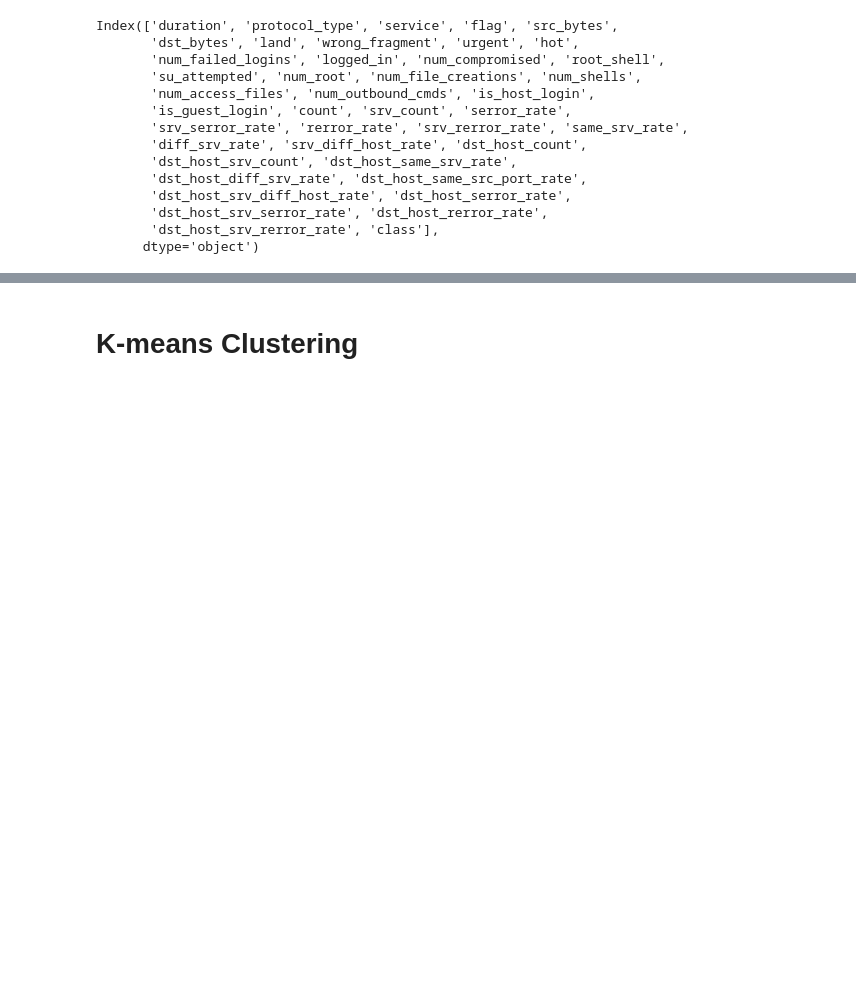
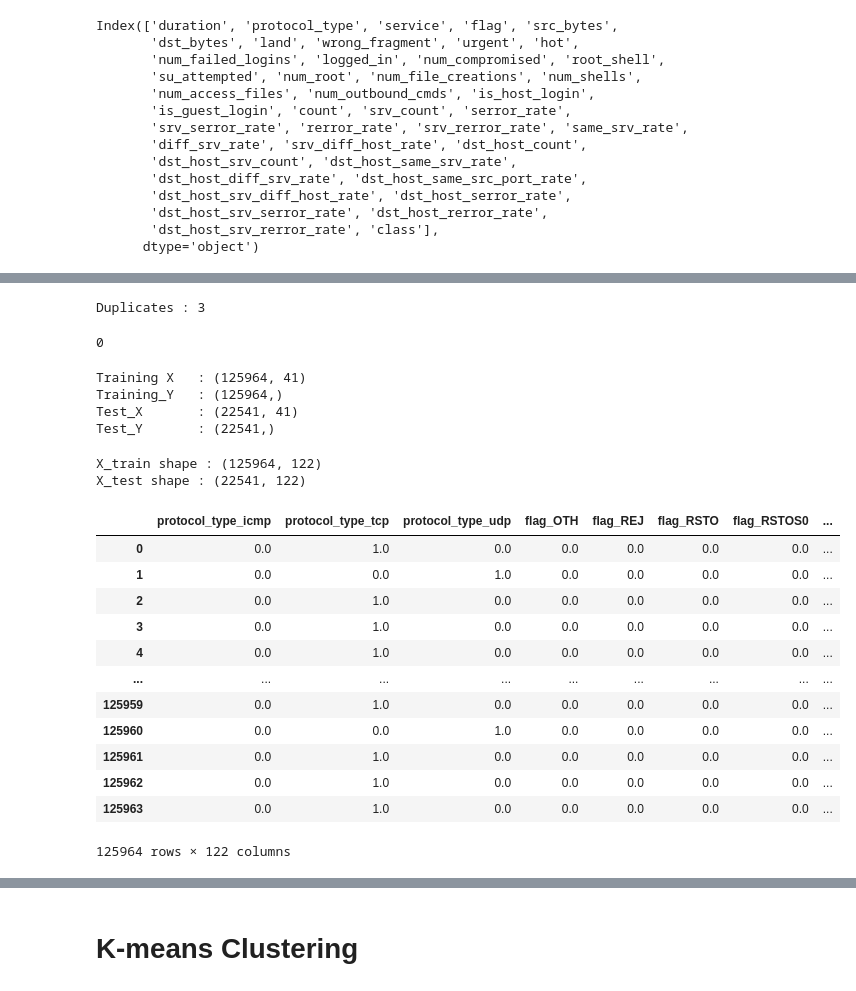
Before and after one commit to Lasitha-Jayawardana/IDS, a Jupyter notebook: K_Mean_NSL.ipynb, the cells around one changed output, grey strips where cells are left out. Cells and saved outputs as stored; diff of their text form; code cells hidden in the pictures; blank space fills up the shorter version.

```diff
--- a/K_Mean_NSL.ipynb
+++ b/K_Mean_NSL.ipynb
@@ -275,0 +204,7 @@ Test_Y       : (29578,)
+# %%
+print('Duplicates :',test_data.duplicated().sum())
+test_data.drop_duplicates(keep='first',inplace=True)
+test_data.duplicated().sum()
+# %% [output]
+Duplicates : 3
+0
@@ -276,2 +215,69 @@ Test_Y       : (29578,)
+# %%
+limit = train_data.shape[1]-1
+
+X_train = train_data.iloc[:,0:limit] # train set features
+Y_train = train_data.iloc[:,limit]
+
+
+X_test = test_data.iloc[:,0:limit] # test set features
+Y_test = test_data.iloc[:,limit]
+
+print('Training X   :',X_train.shape)
+print('Training_Y   :',Y_train.shape)
+print('Test_X       :',X_test.shape)
+print('Test_Y       :',Y_test.shape)
+# %% [output]
+Training X   : (125964, 41)
+Training_Y   : (125964,)
+Test_X       : (22541, 41)
+Test_Y       : (22541,)
+# %%
+def one_hot_encode(X_train,X_test):# Making categorical variables into numeric representation by one- hot encoding
+
+    categorical_cols = ['protocol_type','flag','service']
+
+    # Training dataset one hot encoding
+    ohe = OneHotEncoder(handle_unknown = 'ignore')
+    ohe.fit(X_train[categorical_cols])
+    array_hot_encoded1 = ohe.transform(X_train[categorical_cols]).toarray()
+
+    data_hot_encoded1 = pd.DataFrame(array_hot_encoded1, index=X_train.index,columns=ohe.get_feature_names(categorical_cols))
+    X_train = X_train.drop(columns=categorical_cols)
+    X_train = pd.concat([data_hot_encoded1,X_train], axis=1)
+
+    print('X_train shape :',X_train.shape)
+
+    # Test dataset one hot encoding
+    array_hot_encoded2 = ohe.transform(X_test[categorical_cols]).toarray()
+    data_hot_encoded2 = pd.DataFrame(array_hot_encoded2, index=X_test.index,columns=ohe.get_feature_names(categorical_cols))
+    X_test = X_test.drop(columns=categorical_cols)
+    X_test = pd.concat([data_hot_encoded2,X_test], axis=1)
+
+    print('X_test shape :',X_test.shape)
+
+    return X_train, X_test
+
+
+
+X_train, X_test = one_hot_encode(X_train,X_test)
+# %% [output]
+X_train shape : (125964, 122)
+X_test shape : (22541, 122)
+# %%
+X_train
+# %% [output]
+|  | protocol_type_icmp | protocol_type_tcp | protocol_type_udp | flag_OTH | flag_REJ | flag_RSTO | flag_RSTOS0 | ... |
+| 0 | 0.0 | 1.0 | 0.0 | 0.0 | 0.0 | 0.0 | 0.0 | ... |
+| 1 | 0.0 | 0.0 | 1.0 | 0.0 | 0.0 | 0.0 | 0.0 | ... |
+| 2 | 0.0 | 1.0 | 0.0 | 0.0 | 0.0 | 0.0 | 0.0 | ... |
+| 3 | 0.0 | 1.0 | 0.0 | 0.0 | 0.0 | 0.0 | 0.0 | ... |
+| 4 | 0.0 | 1.0 | 0.0 | 0.0 | 0.0 | 0.0 | 0.0 | ... |
+| ... | ... | ... | ... | ... | ... | ... | ... | ... |
+| 125959 | 0.0 | 1.0 | 0.0 | 0.0 | 0.0 | 0.0 | 0.0 | ... |
+| 125960 | 0.0 | 0.0 | 1.0 | 0.0 | 0.0 | 0.0 | 0.0 | ... |
+| 125961 | 0.0 | 1.0 | 0.0 | 0.0 | 0.0 | 0.0 | 0.0 | ... |
+| 125962 | 0.0 | 1.0 | 0.0 | 0.0 | 0.0 | 0.0 | 0.0 | ... |
+| 125963 | 0.0 | 1.0 | 0.0 | 0.0 | 0.0 | 0.0 | 0.0 | ... |
+125964 rows × 122 columns
 # %%
 scaler = MinMaxScaler()
```
Also changed, not shown: parts of 33 cells of this notebook.
